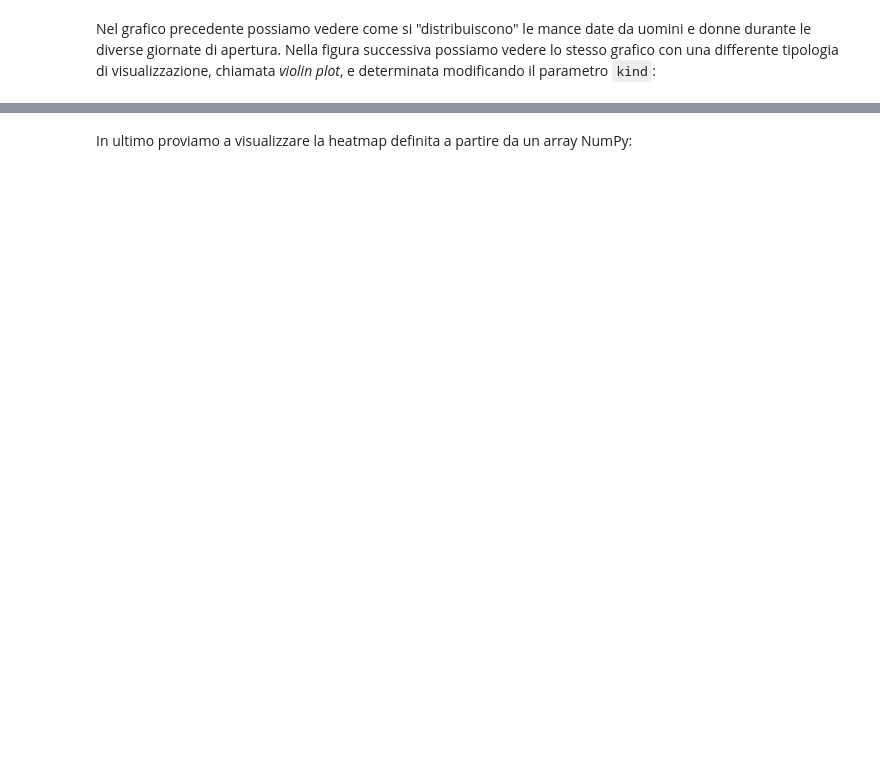
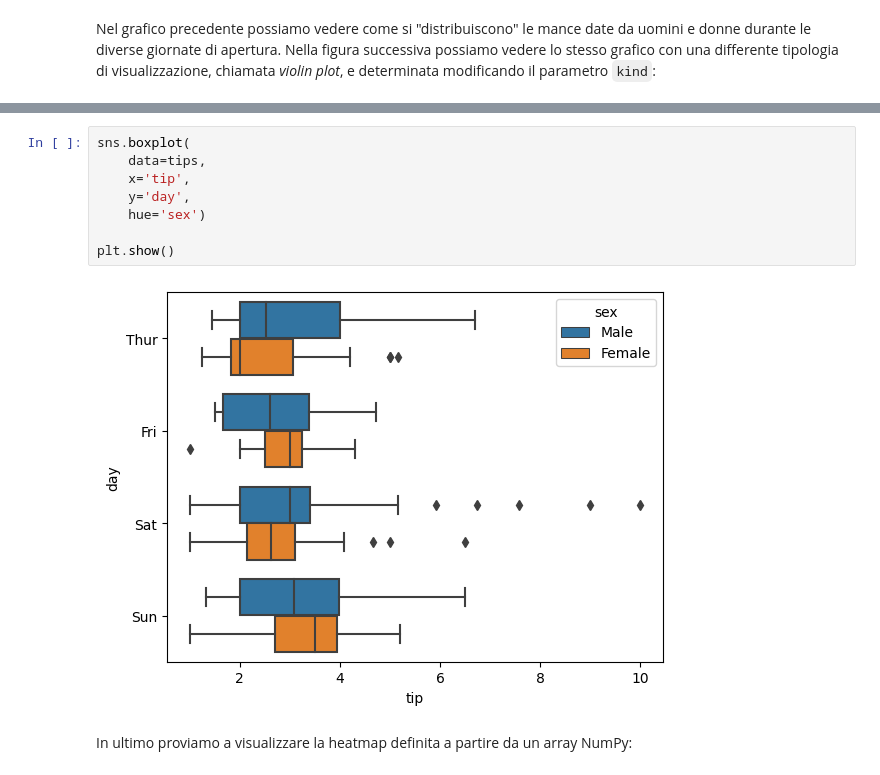
Before and after one commit to anhelus/pcs-exercises, a Jupyter notebook: 01_libs/05_seaborn.ipynb, the cells around one changed output, grey strips where cells are left out. Saved outputs shown, nothing was run; the diff lists cells and outputs as text; blank space fills up the shorter version.

```diff
--- a/01_libs/05_seaborn.ipynb
+++ b/01_libs/05_seaborn.ipynb
@@ -139,3 +152,13 @@ sns.catplot(
+# %%
+sns.boxplot(
+    data=tips,
+    x='tip',
+    y='day',
+    hue='sex')
+
+plt.show()
+# %% [output]
+[figure, added]
 # %% [markdown]
 In ultimo proviamo a visualizzare la heatmap definita a partire da un array NumPy:
 # %%
```
Also changed, not shown: parts of 20 cells of this notebook, 6 other files.
